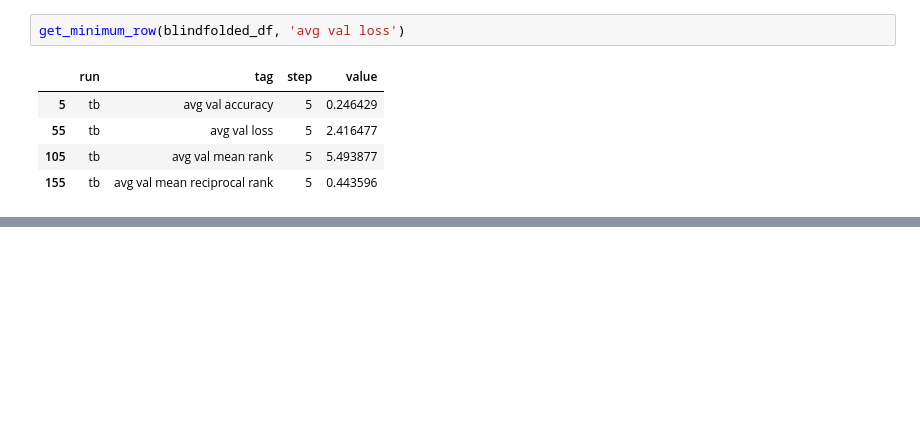
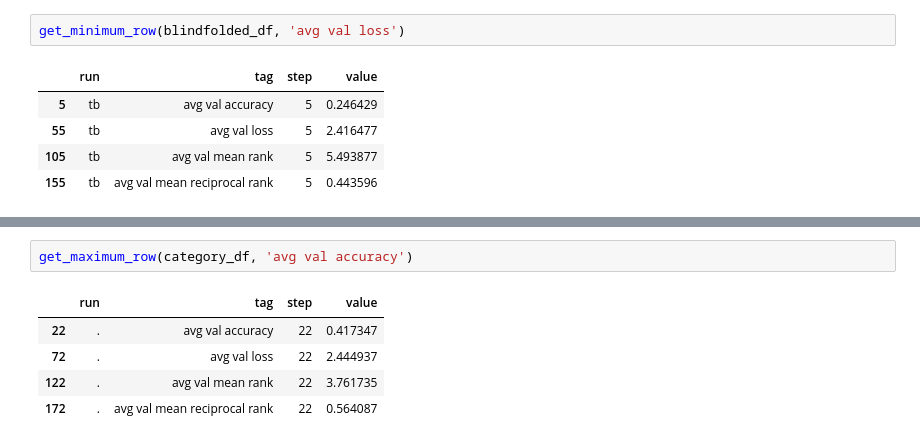
Before and after one commit to YasMME/thesisproj, a Jupyter notebook: TensorboardResultsAnalysis.ipynb, the cells around one changed output, grey strips where cells are left out. Cells and saved outputs as stored; diff of their text form; blank space fills up the shorter version.

```diff
--- a/TensorboardResultsAnalysis.ipynb
+++ b/TensorboardResultsAnalysis.ipynb
@@ -172,0 +207,8 @@ get_minimum_row(blindfolded_df, 'avg val loss')
+# %%
+get_maximum_row(category_df, 'avg val accuracy')
+# %% [output]
+|  | run | tag | step | value |
+| 22 | . | avg val accuracy | 22 | 0.417347 |
+| 72 | . | avg val loss | 22 | 2.444937 |
+| 122 | . | avg val mean rank | 22 | 3.761735 |
+| 172 | . | avg val mean reciprocal rank | 22 | 0.564087 |
```
Also changed, not shown: parts of 7 cells of this notebook, 27 other files.
